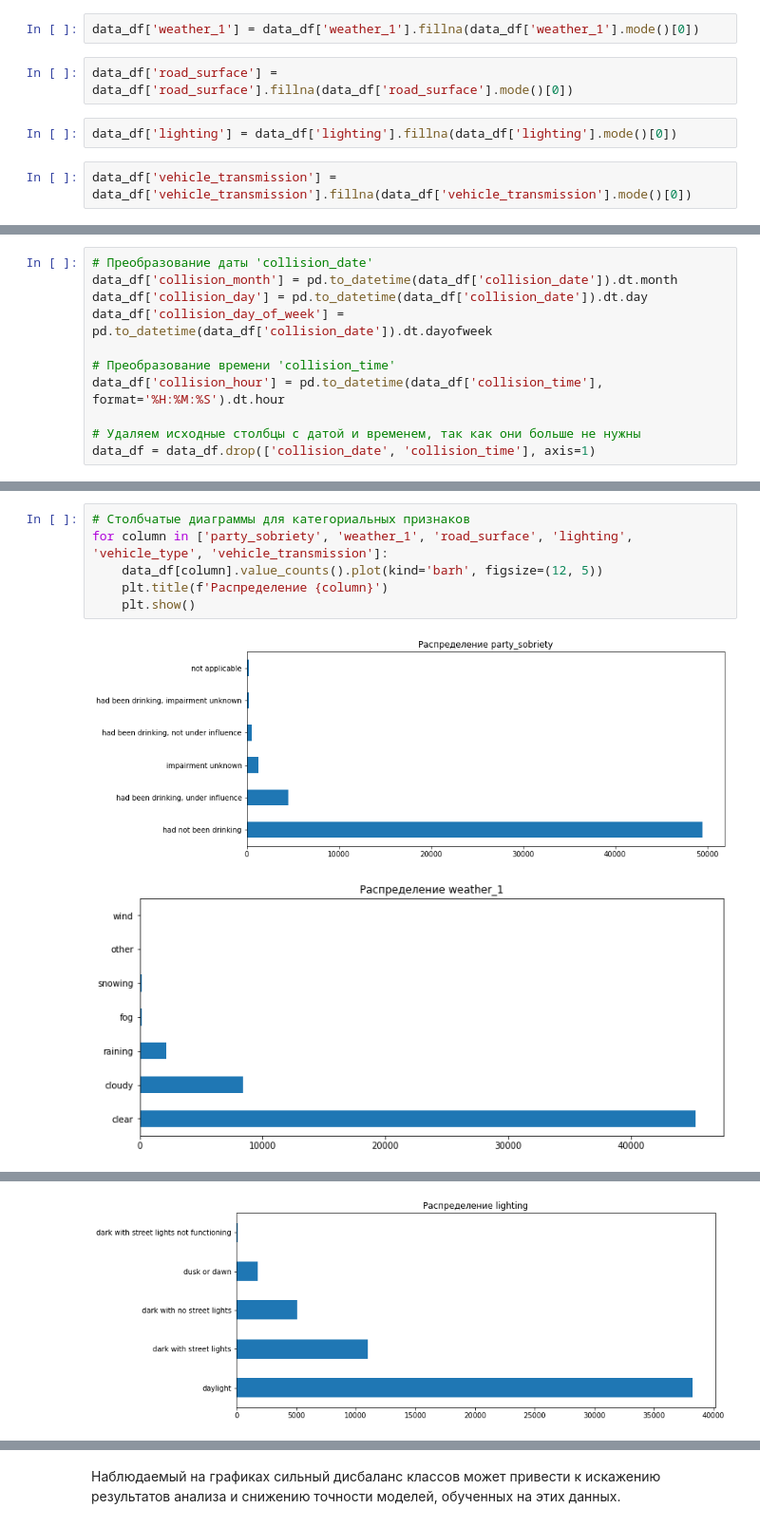
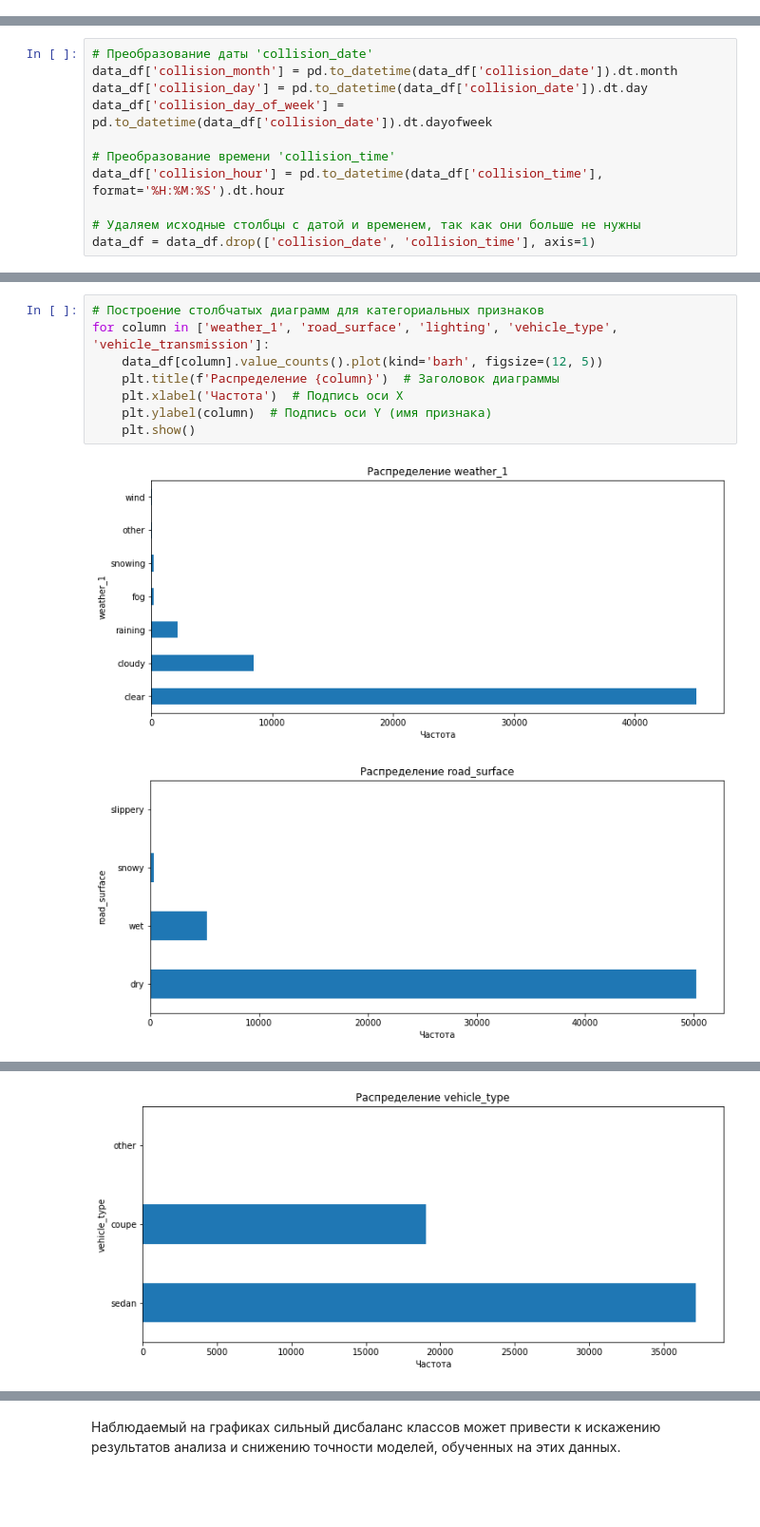
Before and after one commit to vilesova/traffic-accident-prediction-model, a Jupyter notebook: traffic-accident-prediction-model.ipynb, the cells around one changed output, grey strips where cells are left out. Shown: that part at 95% size. Saved outputs shown, nothing was run; the diff lists cells and outputs as text; blank space fills up the shorter version.

```diff
--- a/traffic-accident-prediction-model.ipynb
+++ b/traffic-accident-prediction-model.ipynb
@@ -378,8 +343,0 @@ data_df['party_sobriety'] = data_df['party_sobriety'].fillna(data_df['party_sobr
-# %%
-data_df['weather_1'] = data_df['weather_1'].fillna(data_df['weather_1'].mode()[0])
-# %%
-data_df['road_surface'] = data_df['road_surface'].fillna(data_df['road_surface'].mode()[0])
-# %%
-data_df['lighting'] = data_df['lighting'].fillna(data_df['lighting'].mode()[0])
-# %%
-data_df['vehicle_transmission'] = data_df['vehicle_transmission'].fillna(data_df['vehicle_transmission'].mode()[0])
@@ -440,9 +379,11 @@ plt.show()
 # %%
-# Столбчатые диаграммы для категориальных признаков
-for column in ['party_sobriety', 'weather_1', 'road_surface', 'lighting', 'vehicle_type', 'vehicle_transmission']:
+# Построение столбчатых диаграмм для категориальных признаков
+for column in ['weather_1', 'road_surface', 'lighting', 'vehicle_type', 'vehicle_transmission']:
     data_df[column].value_counts().plot(kind='barh', figsize=(12, 5))
-    plt.title(f'Распределение {column}')
+    plt.title(f'Распределение {column}')  # Заголовок диаграммы
+    plt.xlabel('Частота')  # Подпись оси X
+    plt.ylabel(column)  # Подпись оси Y (имя признака)
     plt.show()
 # %% [output]
-[figure, old version]
+[figure, new version]
-[figure, old version]
+[figure, new version]
@@ -450 +391 @@ for column in ['party_sobriety', 'weather_1', 'road_surface', 'lighting', 'vehic
-[figure, old version]
+[figure, new version]
```
Also changed, not shown: parts of 48 cells of this notebook.
